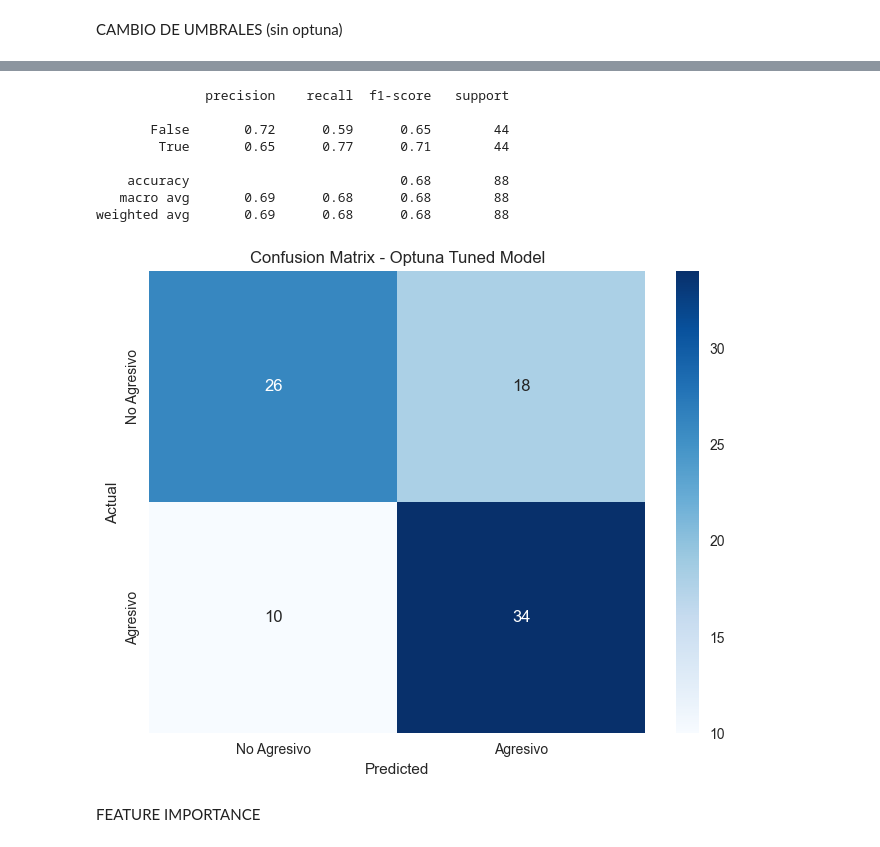
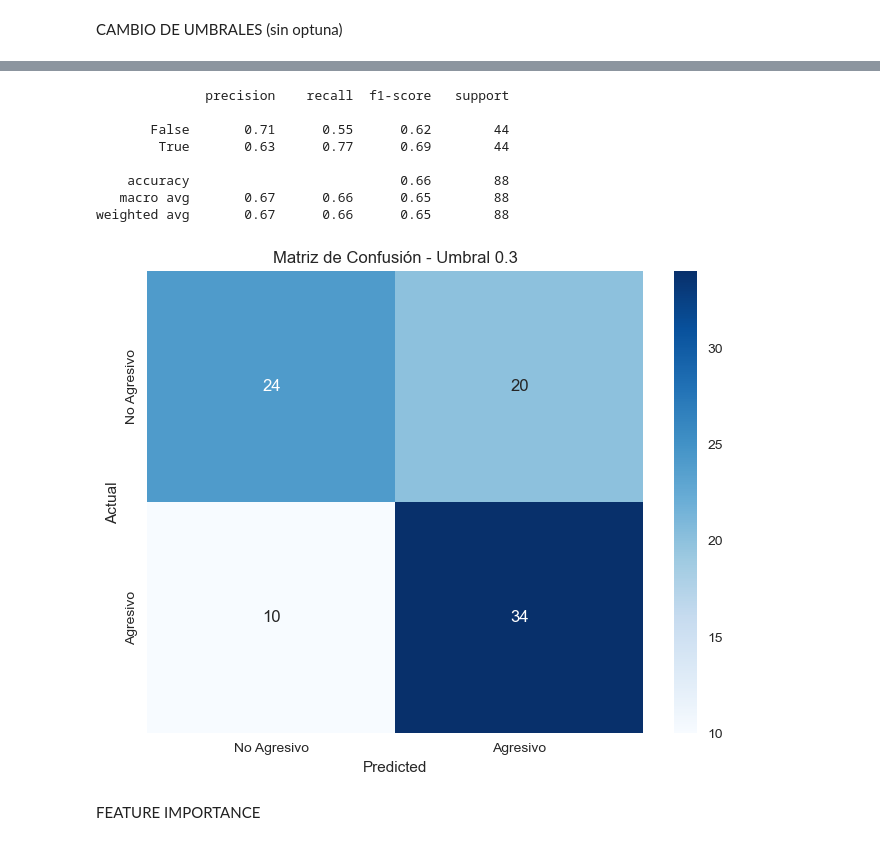
Before and after one commit to helenaplans/prediccion-estadio-melanoma, a Jupyter notebook: proyecto_truetarget_genes.ipynb, the cells around one changed output, grey strips where cells are left out. Saved outputs shown, nothing was run; the diff lists cells and outputs as text; code cells hidden in the pictures.

```diff
--- a/proyecto_truetarget_genes.ipynb
+++ b/proyecto_truetarget_genes.ipynb
@@ -479,24 +501,24 @@ plt.show()
 # %%
-umbral = 0.38
-y_pred_38 = (y_probas >= umbral).astype(int)
-print(classification_report(y_test, y_pred_38))
-cm = confusion_matrix(y_test, y_pred_38)
+umbral = 0.3
+y_pred_3 = (y_probas >= umbral).astype(int)
+print(classification_report(y_test, y_pred_3))
+cm = confusion_matrix(y_test, y_pred_3)
 plt.figure(figsize=(8, 6))
 sns.heatmap(cm, annot=True, fmt='d', cmap='Blues', xticklabels=['No Agresivo', 'Agresivo'], yticklabels=['No Agresivo', 'Agresivo'])
 plt.xlabel('Predicted')
 plt.ylabel('Actual')
-plt.title('Confusion Matrix - Optuna Tuned Model')
+plt.title('Matriz de Confusión - Umbral 0.3')
 plt.show()
 # %% [output]
               precision    recall  f1-score   support
 
-       False       0.72      0.59      0.65        44
-        True       0.65      0.77      0.71        44
+       False       0.71      0.55      0.62        44
+        True       0.63      0.77      0.69        44
 
-    accuracy                           0.68        88
-   macro avg       0.69      0.68      0.68        88
-weighted avg       0.69      0.68      0.68        88
+    accuracy                           0.66        88
+   macro avg       0.67      0.66      0.65        88
+weighted avg       0.67      0.66      0.65        88
-[figure, old version]
+[figure, new version]
 # %% [markdown]
 FEATURE IMPORTANCE
 # %%
```
Also changed, not shown: parts of 28 cells of this notebook, 3 other files.
